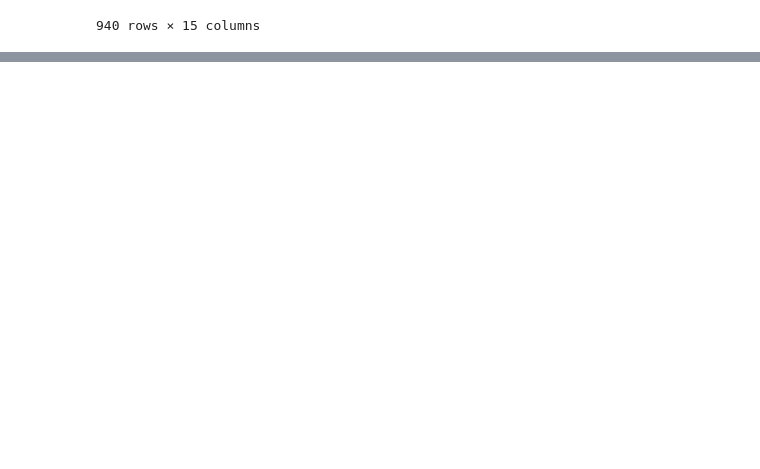
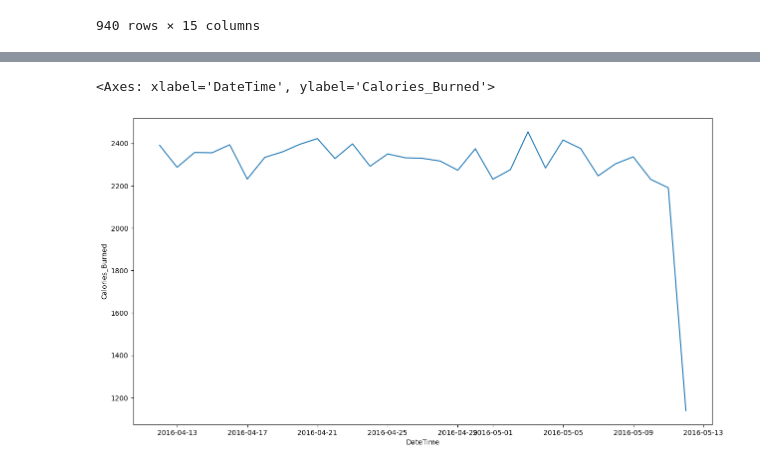
Before and after one commit to thatgelo/fitnesstrackeranalysis, a Jupyter notebook: fitnessanalysis.ipynb, the cells around one changed output, grey strips where cells are left out. Drawn from its saved outputs; the diff is of its cells as text; code cells hidden in the pictures; blank space fills up the shorter version.

Commit message:
added some more visualizations

```diff
--- a/fitnessanalysis.ipynb
+++ b/fitnessanalysis.ipynb
@@ -25,3 +25,6 @@ fitness_data
 | 938 | 4388161847 | 5/5/2016 | 7.38 | 7.38 | 0.0 | 0.63 | ... |
 | 939 | 1844505072 | 4/22/2016 | 3.55 | 3.55 | 0.0 | 0.00 | ... |
 940 rows × 15 columns
+# %%
+### Change 'Date' to Date Time
+fitness_data['DateTime'] = pd.to_datetime(fitness_data['Date'])
@@ -27,0 +81,9 @@ fitness_data
+# %%
+### Next we find mean number of calories burned per day across all users
+date_grouped = fitness_data.groupby('Date').mean()
+plt.figure(figsize=(15, 8))
+mean_calories_graph = sns.lineplot(date_grouped, x = 'DateTime', y = 'Calories_Burned')
+mean_calories_graph
+# %% [output]
+<Axes: xlabel='DateTime', ylabel='Calories_Burned'>
+[figure, added]
```
Also changed, not shown: parts of 4 cells of this notebook.
